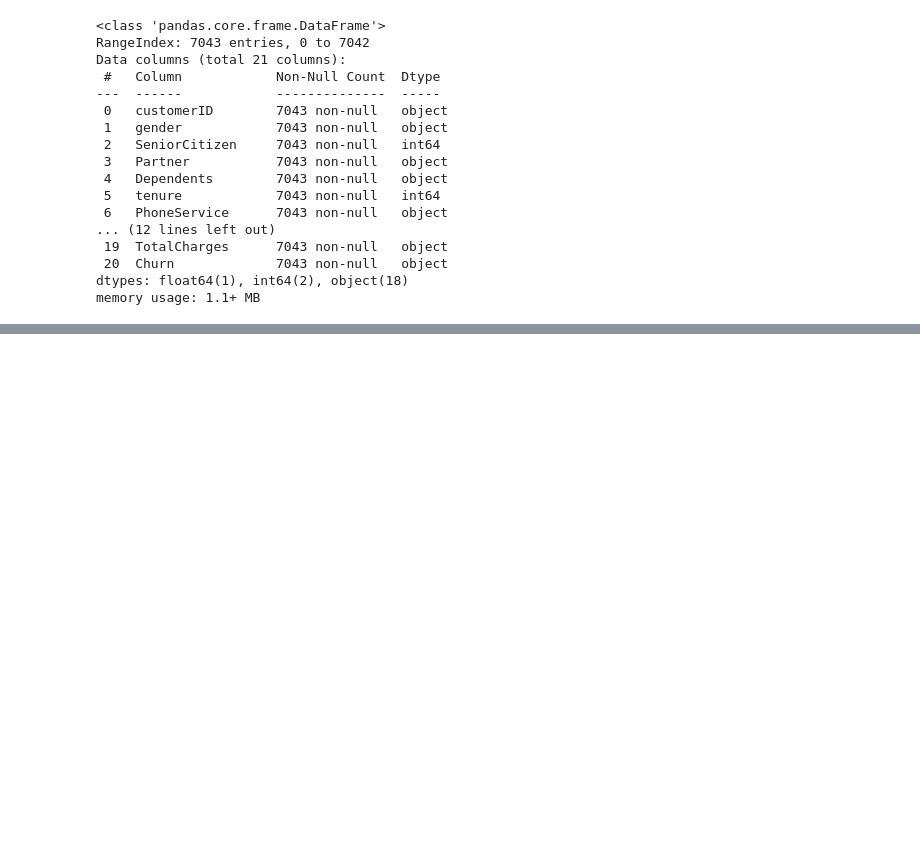
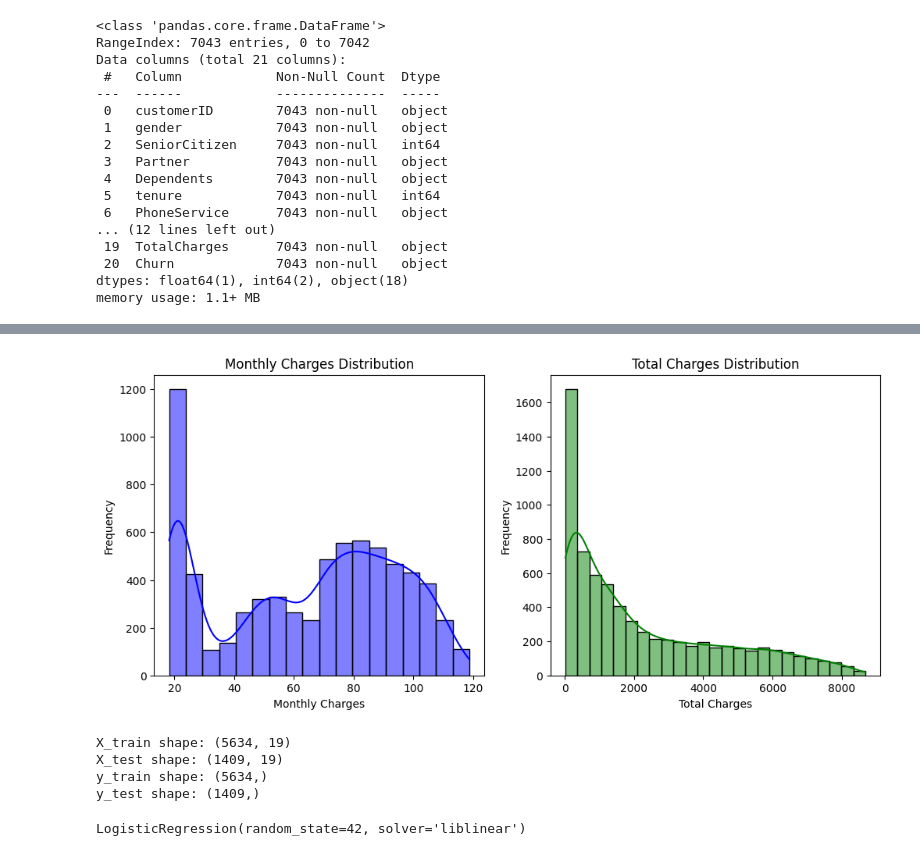
Before and after one commit to anushChrist/ML_LAB, a Jupyter notebook: 2348504_Lab_5.ipynb, the cells around one changed output, grey strips where cells are left out. Cells and saved outputs as stored; diff of their text form; code cells hidden in the pictures; blank space fills up the shorter version.

```diff
--- a/2348504_Lab_5.ipynb
+++ b/2348504_Lab_5.ipynb
@@ -35,3 +40,8 @@ Data columns (total 21 columns):
  20  Churn             7043 non-null   object
 dtypes: float64(1), int64(2), object(18)
 memory usage: 1.1+ MB
+# %%
+df.drop(['customerID'], axis = 1, inplace=True)
+# %%
+df['TotalCharges'] = pd.to_numeric(df['TotalCharges'], errors = 'coerce')
+df.info()
@@ -37,0 +66,3 @@ memory usage: 1.1+ MB
+# %%
+df.fillna(value = df['TotalCharges'].mean(), inplace=True)
+df.info()
@@ -37,0 +87,6 @@ memory usage: 1.1+ MB
+# %%
+categorical_feature_mask = df.dtypes==object
+categorical_cols = df.columns[categorical_feature_mask].tolist()
+le = LabelEncoder()
+df[categorical_cols] = df[categorical_cols].apply(lambda col: le.fit_transform(col))
+df.head(10)
@@ -37,0 +105,38 @@ memory usage: 1.1+ MB
+# %%
+
+plt.figure(figsize=(12, 5))
+plt.subplot(1, 2, 1)
+sns.histplot(df['MonthlyCharges'], kde=True, color='blue')
+plt.title('Monthly Charges Distribution')
+plt.xlabel('Monthly Charges')
+plt.ylabel('Frequency')
+
+plt.subplot(1, 2, 2)
+sns.histplot(df['TotalCharges'], kde=True, color='green')
+plt.title('Total Charges Distribution')
+plt.xlabel('Total Charges')
+plt.ylabel('Frequency')
+plt.show()
+# %% [output]
+[figure, added]
+# %%
+X = df.drop(columns=['Churn'])
+Y = df['Churn']
+X_train, X_test, y_train, y_test = train_test_split(X, Y, test_size=0.2, random_state=42)
+
+print("X_train shape:", X_train.shape)
+print("X_test shape:", X_test.shape)
+print("y_train shape:", y_train.shape)
+print("y_test shape:", y_test.shape)
+# %% [output]
+X_train shape: (5634, 19)
+X_test shape: (1409, 19)
+y_train shape: (5634,)
+y_test shape: (1409,)
+# %%
+# Create the Logistic Regression model
+model = LogisticRegression(C=1.0, solver='liblinear', random_state=42)
+# Train the model on the training data
+model.fit(X_train, y_train)
+# %% [output]
+LogisticRegression(random_state=42, solver='liblinear')
```
Also changed, not shown: parts of 18 cells of this notebook.
